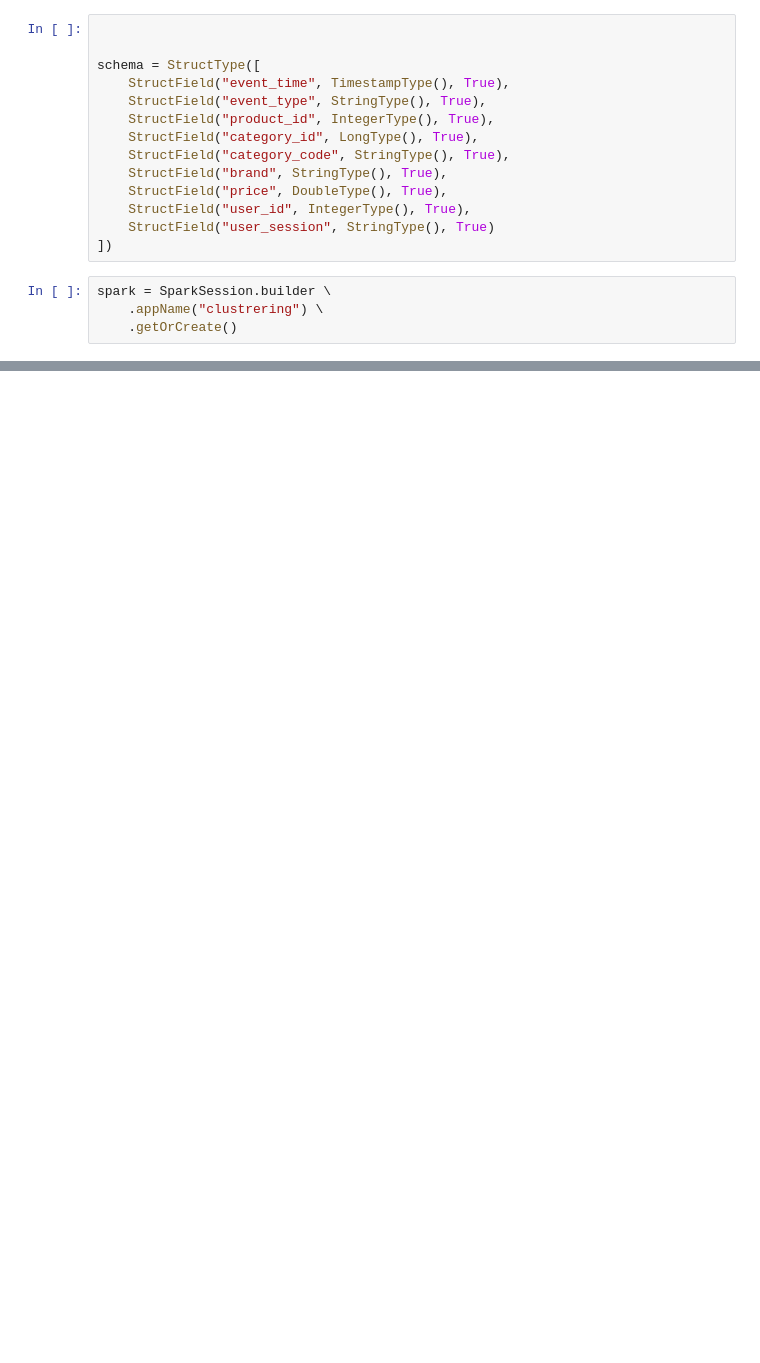
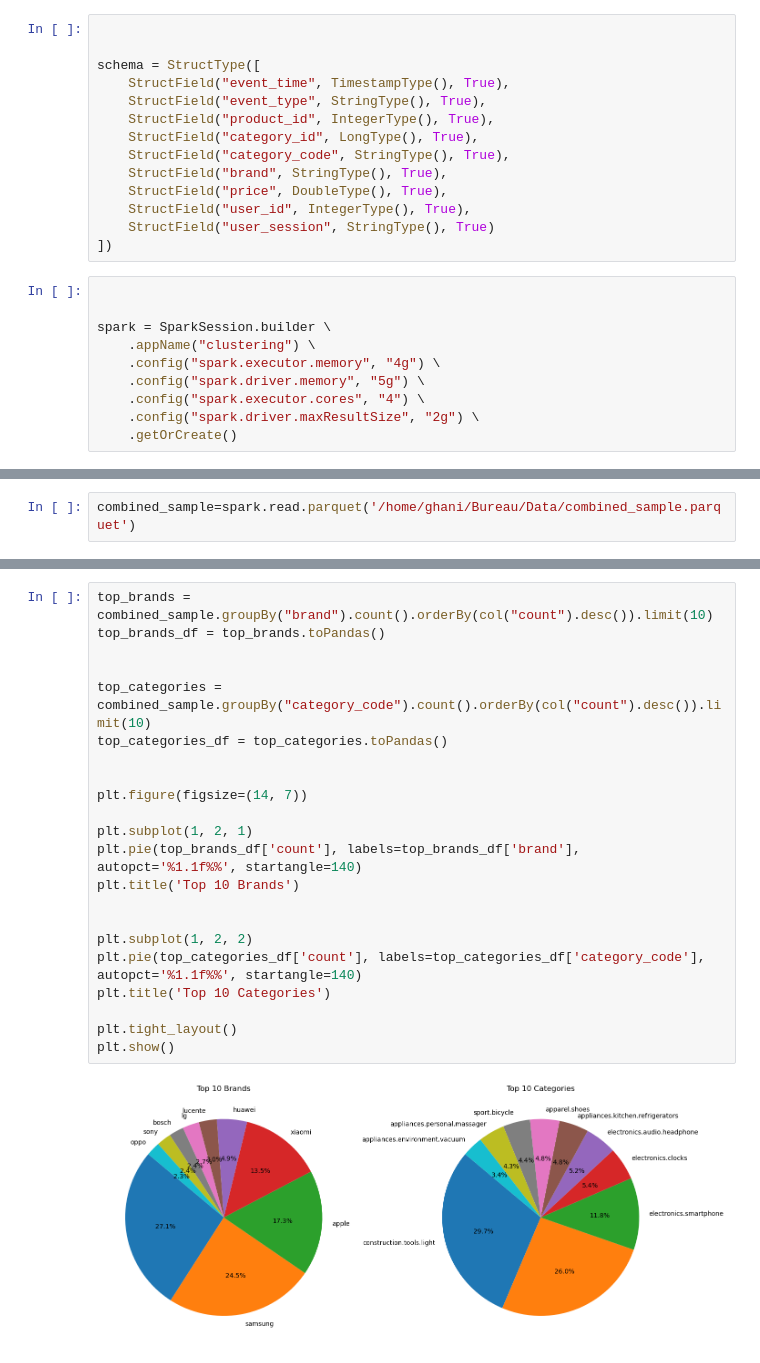
Before and after one commit to Zenaidji/Segmentation-client, a Jupyter notebook: mspr_solution ia.ipynb, the cells around one changed output, grey strips where cells are left out. Cells and saved outputs as stored; diff of their text form; blank space fills up the shorter version.

Commit message:
data exploration & data cleaning

```diff
--- a/mspr_solution ia.ipynb
+++ b/mspr_solution ia.ipynb
@@ -36,6 +31,12 @@ schema = StructType([
     StructField("user_session", StringType(), True)
 ])
 # %%
+
+
 spark = SparkSession.builder \
-    .appName("clustrering") \
+    .appName("clustering") \
+    .config("spark.executor.memory", "4g") \
+    .config("spark.driver.memory", "5g") \
+    .config("spark.executor.cores", "4") \
+    .config("spark.driver.maxResultSize", "2g") \
     .getOrCreate()
@@ -52 +88,3 @@ oct_df = spark.read.csv(nov_win,
+# %%
+combined_sample=spark.read.parquet('/home/ghani/Bureau/Data/combined_sample.parquet')
 # %%
@@ -59,0 +192,24 @@ oct_df = spark.read.csv(nov_win,
+# %%
+top_brands = combined_sample.groupBy("brand").count().orderBy(col("count").desc()).limit(10)
+top_brands_df = top_brands.toPandas()
+
+
+top_categories = combined_sample.groupBy("category_code").count().orderBy(col("count").desc()).limit(10)
+top_categories_df = top_categories.toPandas()
+
+
+plt.figure(figsize=(14, 7))
+
+plt.subplot(1, 2, 1)
+plt.pie(top_brands_df['count'], labels=top_brands_df['brand'], autopct='%1.1f%%', startangle=140)
+plt.title('Top 10 Brands')
+
+
+plt.subplot(1, 2, 2)
+plt.pie(top_categories_df['count'], labels=top_categories_df['category_code'], autopct='%1.1f%%', startangle=140)
+plt.title('Top 10 Categories')
+
+plt.tight_layout()
+plt.show()
+# %% [output]
+[figure, added]
```
Also changed, not shown: parts of 31 cells of this notebook.
